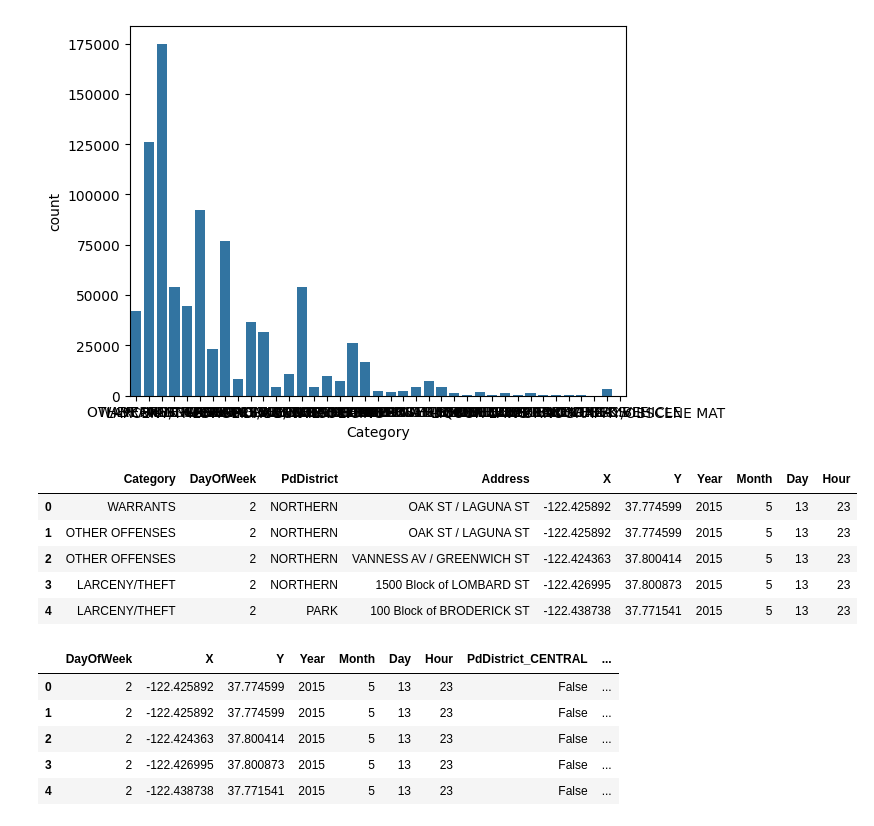
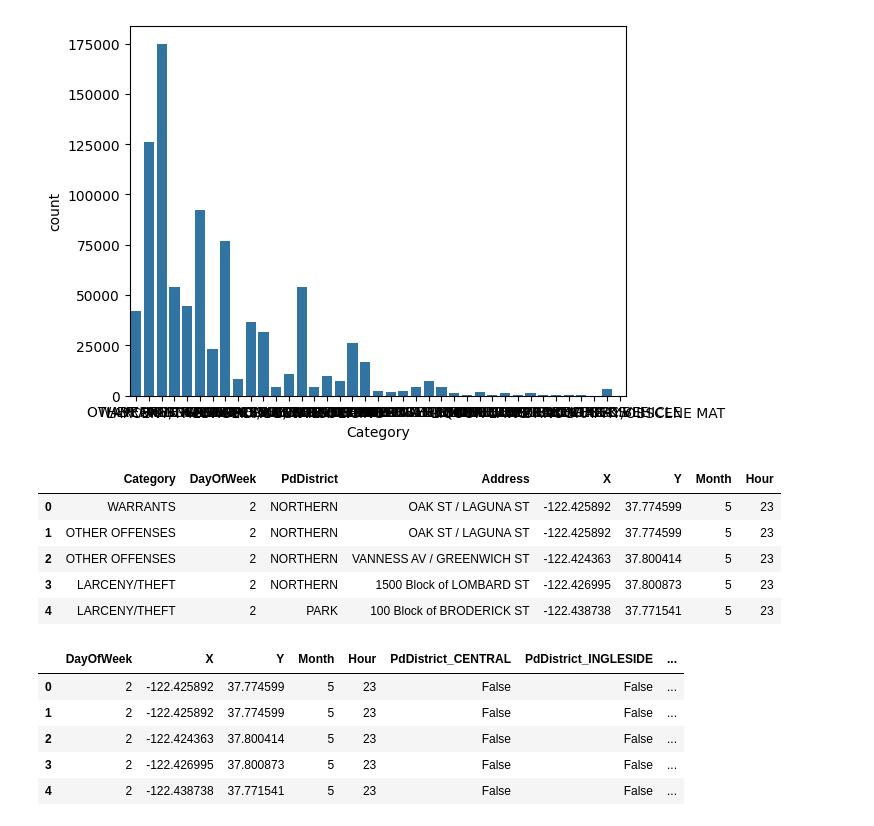
Before and after one commit to MRicoi/2KNN-CrimeClassification, a Jupyter notebook: Código.ipynb, the cells around one changed output. Cells and saved outputs as stored; diff of their text form; code cells hidden in the pictures.

```diff
--- a/Código.ipynb
+++ b/Código.ipynb
@@ -58,23 +58,21 @@ sns.countplot(x='Category', data=df)
 # %%
 # Engineer time-based features from 'Dates' and drop unnecessary columns.
 
 df['Dates'] = pd.to_datetime(df['Dates'])
-df['Year'] = df['Dates'].dt.year
 df['Month'] = df['Dates'].dt.month
-df['Day'] = df['Dates'].dt.day
 df['Hour'] = df['Dates'].dt.hour
 df['DayOfWeek'] = df['Dates'].dt.dayofweek
 
 df = df.drop(columns=['Dates', 'Descript', 'Resolution'], axis=1)
 
 df.head()
 # %% [output]
-|  | Category | DayOfWeek | PdDistrict | Address | X | Y | Year | Month | Day | Hour |
-| 0 | WARRANTS | 2 | NORTHERN | OAK ST / LAGUNA ST | -122.425892 | 37.774599 | 2015 | 5 | 13 | 23 |
-| 1 | OTHER OFFENSES | 2 | NORTHERN | OAK ST / LAGUNA ST | -122.425892 | 37.774599 | 2015 | 5 | 13 | 23 |
-| 2 | OTHER OFFENSES | 2 | NORTHERN | VANNESS AV / GREENWICH ST | -122.424363 | 37.800414 | 2015 | 5 | 13 | 23 |
-| 3 | LARCENY/THEFT | 2 | NORTHERN | 1500 Block of LOMBARD ST | -122.426995 | 37.800873 | 2015 | 5 | 13 | 23 |
-| 4 | LARCENY/THEFT | 2 | PARK | 100 Block of BRODERICK ST | -122.438738 | 37.771541 | 2015 | 5 | 13 | 23 |
+|  | Category | DayOfWeek | PdDistrict | Address | X | Y | Month | Hour |
+| 0 | WARRANTS | 2 | NORTHERN | OAK ST / LAGUNA ST | -122.425892 | 37.774599 | 5 | 23 |
+| 1 | OTHER OFFENSES | 2 | NORTHERN | OAK ST / LAGUNA ST | -122.425892 | 37.774599 | 5 | 23 |
+| 2 | OTHER OFFENSES | 2 | NORTHERN | VANNESS AV / GREENWICH ST | -122.424363 | 37.800414 | 5 | 23 |
+| 3 | LARCENY/THEFT | 2 | NORTHERN | 1500 Block of LOMBARD ST | -122.426995 | 37.800873 | 5 | 23 |
+| 4 | LARCENY/THEFT | 2 | PARK | 100 Block of BRODERICK ST | -122.438738 | 37.771541 | 5 | 23 |
 # %%
 # Target and features
 y = df['Category']
@@ -85,12 +83,12 @@ X = pd.get_dummies(X, drop_first=True)
 # %%
 X.head()
 # %% [output]
-|  | DayOfWeek | X | Y | Year | Month | Day | Hour | PdDistrict_CENTRAL | ... |
-| 0 | 2 | -122.425892 | 37.774599 | 2015 | 5 | 13 | 23 | False | ... |
-| 1 | 2 | -122.425892 | 37.774599 | 2015 | 5 | 13 | 23 | False | ... |
-| 2 | 2 | -122.424363 | 37.800414 | 2015 | 5 | 13 | 23 | False | ... |
-| 3 | 2 | -122.426995 | 37.800873 | 2015 | 5 | 13 | 23 | False | ... |
-| 4 | 2 | -122.438738 | 37.771541 | 2015 | 5 | 13 | 23 | False | ... |
+|  | DayOfWeek | X | Y | Month | Hour | PdDistrict_CENTRAL | PdDistrict_INGLESIDE | ... |
+| 0 | 2 | -122.425892 | 37.774599 | 5 | 23 | False | False | ... |
+| 1 | 2 | -122.425892 | 37.774599 | 5 | 23 | False | False | ... |
+| 2 | 2 | -122.424363 | 37.800414 | 5 | 23 | False | False | ... |
+| 3 | 2 | -122.426995 | 37.800873 | 5 | 23 | False | False | ... |
+| 4 | 2 | -122.438738 | 37.771541 | 5 | 23 | False | False | ... |
 # %%
 # Test and train split
 from sklearn.model_selection import train_test_split
```
Also changed, not shown: parts of 1 cell of this notebook, 2 other files.
